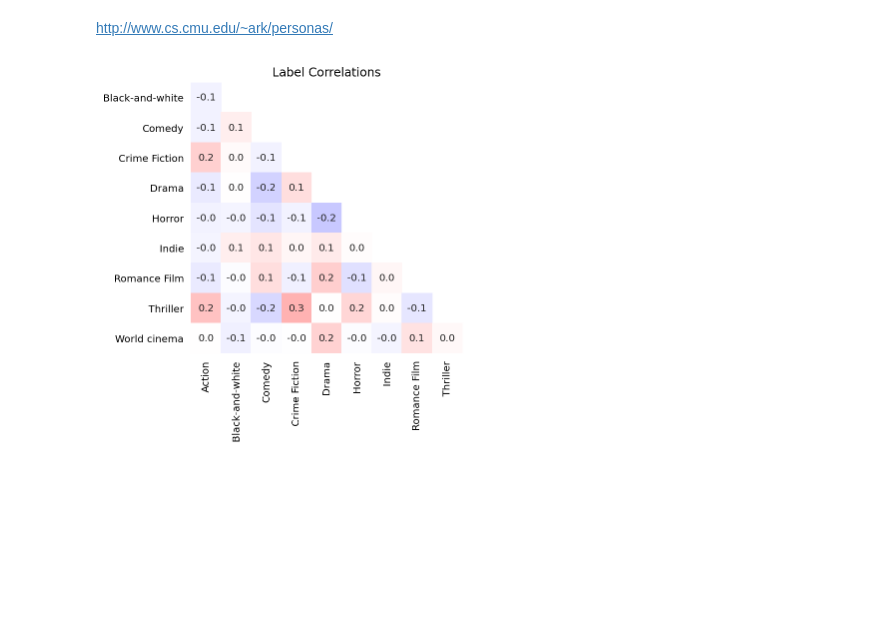
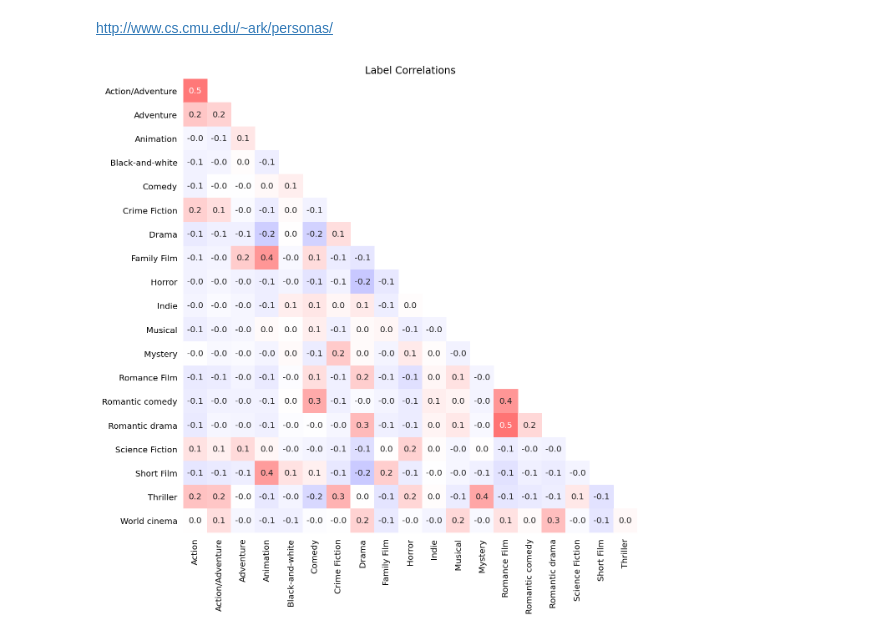
Before and after one commit to dleestat/movie-classifier, a Jupyter notebook: stratch.ipynb, the cells around one changed output. Drawn from its saved outputs; the diff is of its cells as text; code cells hidden in the pictures; blank space fills up the shorter version.

```diff
--- a/stratch.ipynb
+++ b/stratch.ipynb
@@ -28,23 +34,23 @@ summaries = pd.read_csv(
 df = summaries.merge(genres, on='id').reset_index(drop=True)
 mlb = MultiLabelBinarizer()
 labels = pd.DataFrame(mlb.fit_transform(df.genres), columns=mlb.classes_)
-X, Y = df[['summary']], labels[labels.sum().nlargest(10).sort_index().index]
+X, Y = df[['summary']], labels[labels.sum().nlargest(20).sort_index().index]
 X_train, X_val, Y_train, Y_val = train_test_split(X, Y, test_size=10000, random_state=0)
 # %%
 label_corr = Y_train.corr().iloc[1:, :-1]
-fig, ax = plt.subplots(figsize=(5, 5))
+fig, ax = plt.subplots(figsize=(10, 10))
 sns.heatmap(
     label_corr,
     annot=True,
     ax=ax,
     cbar=False,
     cmap='bwr',
     fmt='.1f',
     mask=np.triu(np.ones_like(label_corr), k=1),
     square=True,
     vmax=1,
     vmin=-1)
 ax.set(title='Label Correlations')
 ax.tick_params(left=False, bottom=False)
 # %% [output]
-[figure, old version]
+[figure, new version]
```
Also changed, not shown: parts of 1 cell of this notebook.
